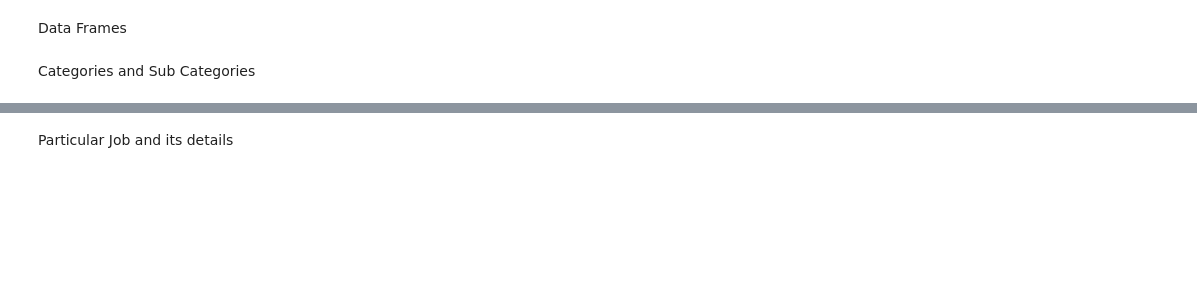
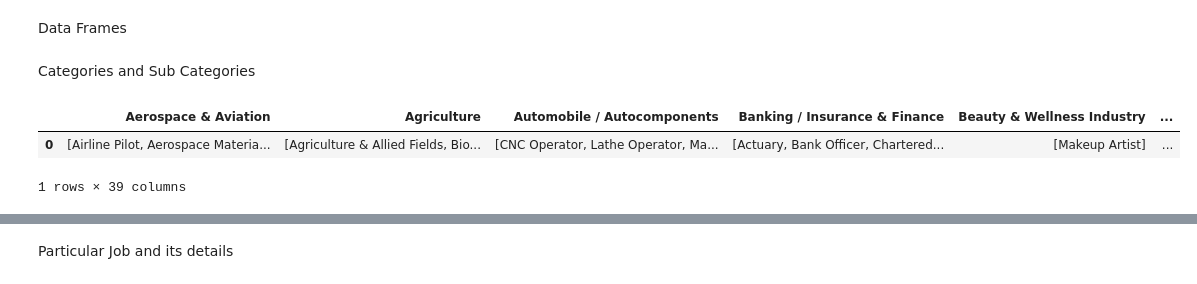
Before and after one commit to pratikmandge/Job-Scraper-and-Database-Integration, a Jupyter notebook: Web_Scraping.ipynb, the cells around one changed output, grey strips where cells are left out. Cells and saved outputs as stored; diff of their text form; code cells hidden in the pictures; blank space fills up the shorter version.

```diff
--- a/Web_Scraping.ipynb
+++ b/Web_Scraping.ipynb
@@ -210,3 +232,18 @@ df1 = pd.DataFrame({"Catagories":category_list[0:21], "Sub Categories":sub_categ
+# %%
+col1 = ["Categories", "Sub Categories", ]
+df1 = pd.DataFrame()
+dict = {}
+Catagories = category_list
+Sub_Catagories = sub_category_list
+for i in range(len(Catagories)):
+    for x in range(len(Catagories)):
+        dict[Catagories[i]] = Sub_Catagories[i][0:]
+
+df1.append(dict, ignore_index="True")
+# %% [output]
+|  | Aerospace & Aviation | Agriculture | Automobile / Autocomponents | Banking / Insurance & Finance | Beauty & Wellness Industry | ... |
+| 0 | [Airline Pilot, Aerospace Materia... | [Agriculture & Allied Fields, Bio... | [CNC Operator, Lathe Operator, Ma... | [Actuary, Bank Officer, Chartered... | [Makeup Artist] | ... |
+1 rows × 39 columns
 # %%
 df1.head()
 # %% [output]
```
Also changed, not shown: parts of 52 cells of this notebook.
